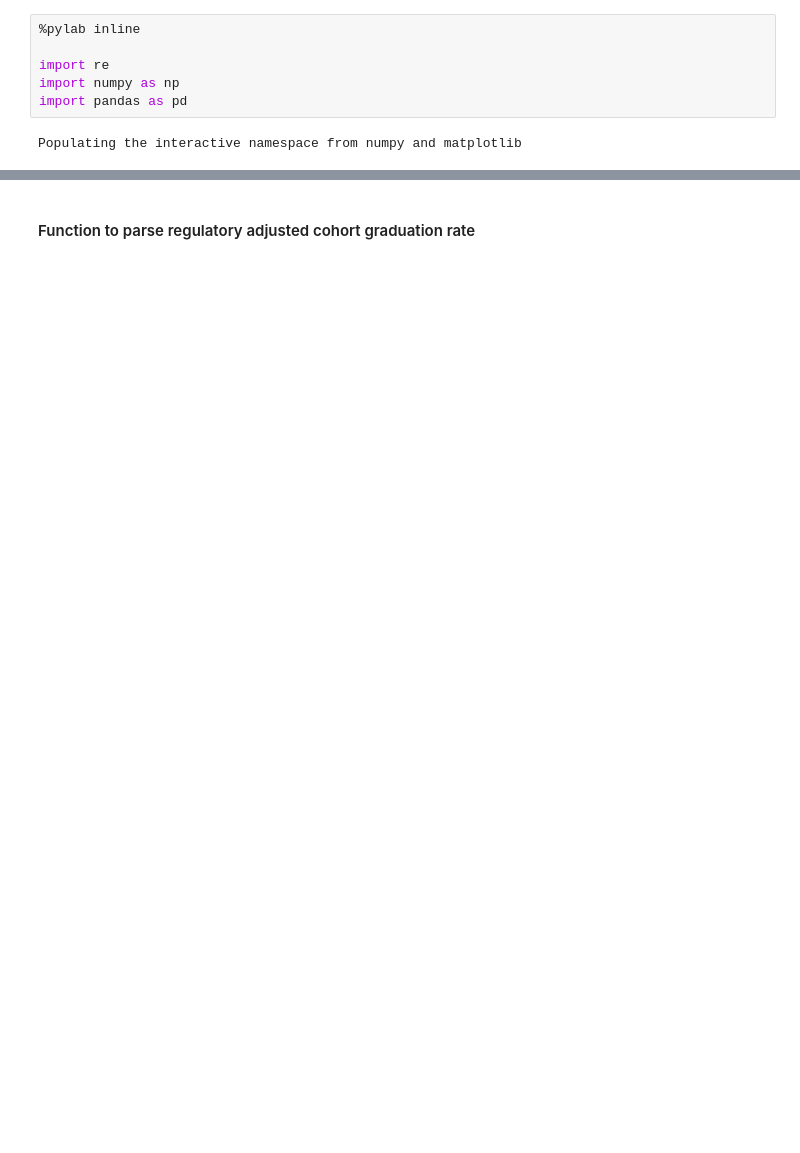
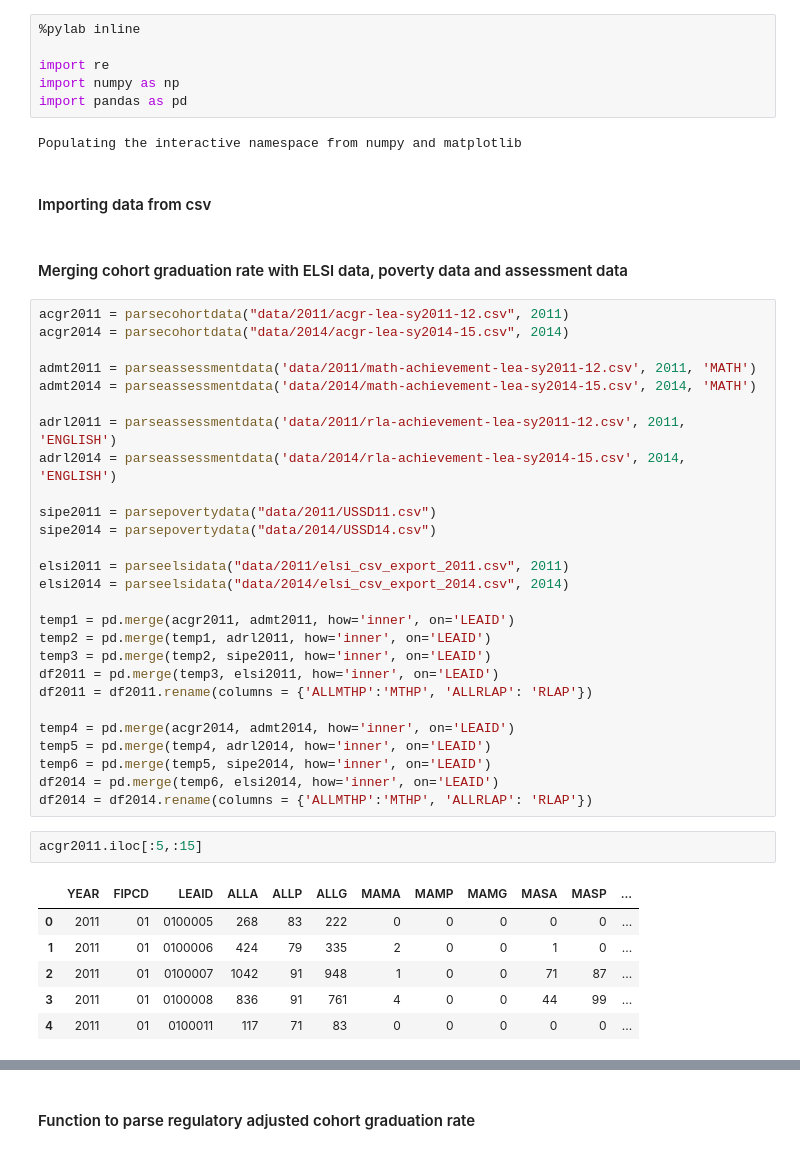
Before and after one commit to msubhabrata3/high-school-graduation-rate, a Jupyter notebook: high-school-dropout-dataset.ipynb, the cells around one changed output, grey strips where cells are left out. Drawn from its saved outputs; the diff is of its cells as text; blank space fills up the shorter version.

```diff
--- a/high-school-dropout-dataset.ipynb
+++ b/high-school-dropout-dataset.ipynb
@@ -6,3 +6,43 @@ import numpy as np
 import pandas as pd
 # %% [output]
 Populating the interactive namespace from numpy and matplotlib
+# %% [markdown]
+#### Importing data from csv
+# %% [markdown]
+#### Merging cohort graduation rate with ELSI data, poverty data and assessment data
+# %%
+acgr2011 = parsecohortdata("data/2011/acgr-lea-sy2011-12.csv", 2011)
+acgr2014 = parsecohortdata("data/2014/acgr-lea-sy2014-15.csv", 2014)
+
+admt2011 = parseassessmentdata('data/2011/math-achievement-lea-sy2011-12.csv', 2011, 'MATH')
+admt2014 = parseassessmentdata('data/2014/math-achievement-lea-sy2014-15.csv', 2014, 'MATH')
+
+adrl2011 = parseassessmentdata('data/2011/rla-achievement-lea-sy2011-12.csv', 2011, 'ENGLISH')
+adrl2014 = parseassessmentdata('data/2014/rla-achievement-lea-sy2014-15.csv', 2014, 'ENGLISH')
+
+sipe2011 = parsepovertydata("data/2011/USSD11.csv")
+sipe2014 = parsepovertydata("data/2014/USSD14.csv")
+
+elsi2011 = parseelsidata("data/2011/elsi_csv_export_2011.csv", 2011)
+elsi2014 = parseelsidata("data/2014/elsi_csv_export_2014.csv", 2014)
+
+temp1 = pd.merge(acgr2011, admt2011, how='inner', on='LEAID')
+temp2 = pd.merge(temp1, adrl2011, how='inner', on='LEAID')
+temp3 = pd.merge(temp2, sipe2011, how='inner', on='LEAID')
+df2011 = pd.merge(temp3, elsi2011, how='inner', on='LEAID')
+df2011 = df2011.rename(columns = {'ALLMTHP':'MTHP', 'ALLRLAP': 'RLAP'})
+
+temp4 = pd.merge(acgr2014, admt2014, how='inner', on='LEAID')
+temp5 = pd.merge(temp4, adrl2014, how='inner', on='LEAID')
+temp6 = pd.merge(temp5, sipe2014, how='inner', on='LEAID')
+df2014 = pd.merge(temp6, elsi2014, how='inner', on='LEAID')
+df2014 = df2014.rename(columns = {'ALLMTHP':'MTHP', 'ALLRLAP': 'RLAP'})
+# %%
+acgr2011.iloc[:5,:15]
+# %% [output]
+|  | YEAR | FIPCD | LEAID | ALLA | ALLP | ALLG | MAMA | MAMP | MAMG | MASA | MASP | ... |
+| 0 | 2011 | 01 | 0100005 | 268 | 83 | 222 | 0 | 0 | 0 | 0 | 0 | ... |
+| 1 | 2011 | 01 | 0100006 | 424 | 79 | 335 | 2 | 0 | 0 | 1 | 0 | ... |
+| 2 | 2011 | 01 | 0100007 | 1042 | 91 | 948 | 1 | 0 | 0 | 71 | 87 | ... |
+| 3 | 2011 | 01 | 0100008 | 836 | 91 | 761 | 4 | 0 | 0 | 44 | 99 | ... |
+| 4 | 2011 | 01 | 0100011 | 117 | 71 | 83 | 0 | 0 | 0 | 0 | 0 | ... |
```
Also changed, not shown: parts of 34 cells of this notebook.
